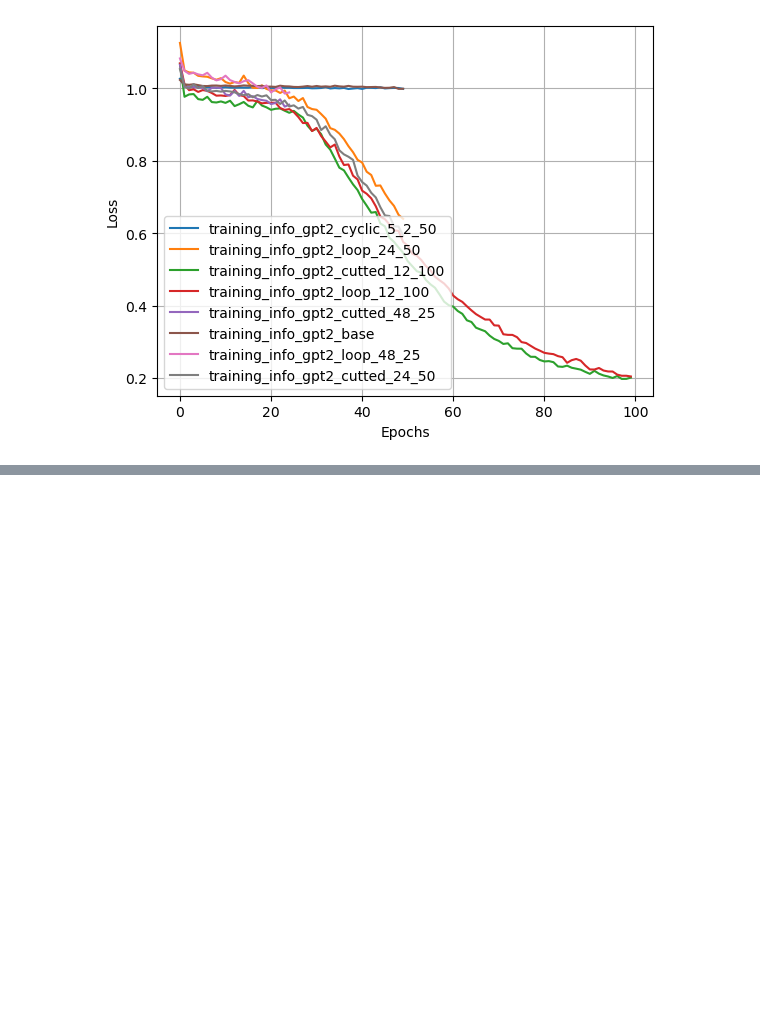
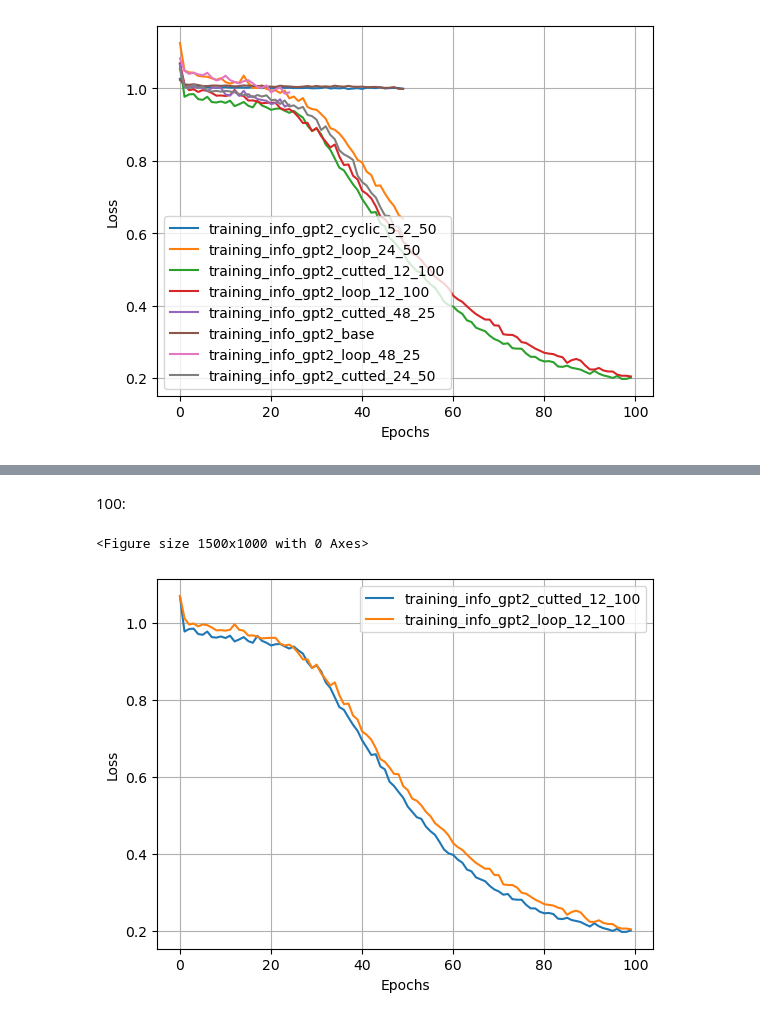
Before and after one commit to PavelPaha/looped_transformers, a Jupyter notebook: experiments.ipynb, the cells around one changed output, grey strips where cells are left out. Drawn from its saved outputs; the diff is of its cells as text; code cells hidden in the pictures; blank space fills up the shorter version.

```diff
--- a/experiments.ipynb
+++ b/experiments.ipynb
@@ -156,0 +172,7 @@ show()
+# %% [markdown]
+100:
+# %%
+show('100')
+# %% [output]
+<Figure size 1500x1000 with 0 Axes>
+[figure, added]
```
Also changed, not shown: parts of 9 cells of this notebook, 4 other files.
